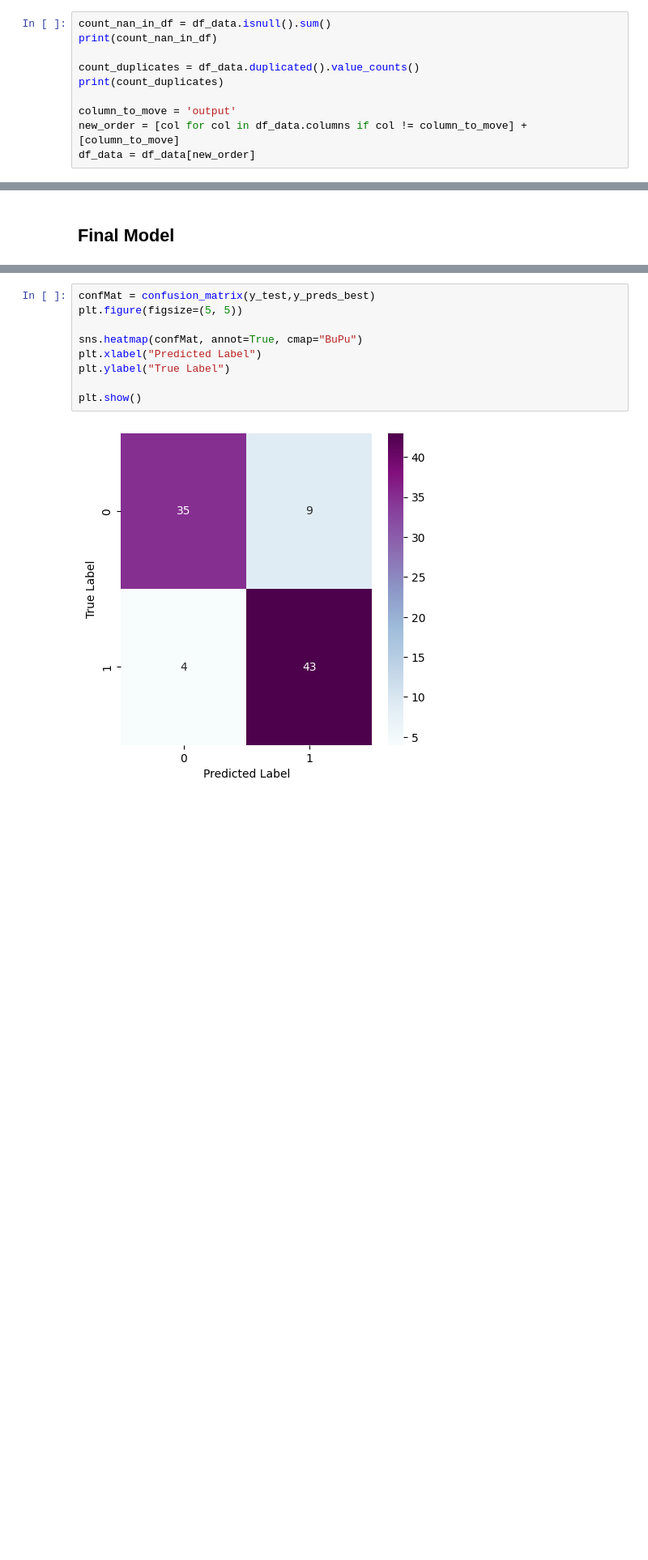
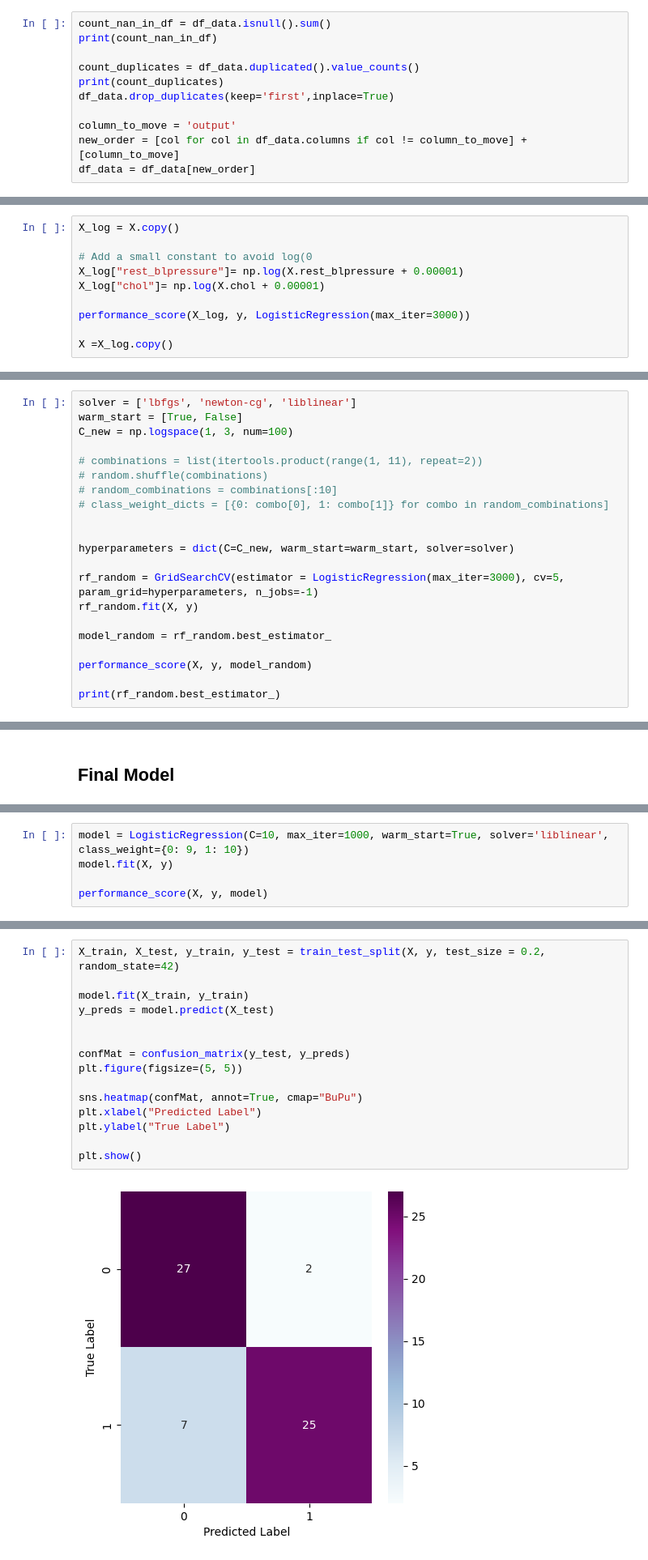
Before and after one commit to anyaachan/Heart-Attack-Prediction, a Jupyter notebook: code/data-cleaning.ipynb, the cells around one changed output, grey strips where cells are left out. Shown at 81% size. Drawn from its saved outputs; the diff is of its cells as text; blank space fills up the shorter version.

```diff
--- a/code/data-cleaning.ipynb
+++ b/code/data-cleaning.ipynb
@@ -51,6 +56,7 @@ print(count_nan_in_df)
 
 count_duplicates = df_data.duplicated().value_counts()
 print(count_duplicates)
+df_data.drop_duplicates(keep='first',inplace=True)
 
 column_to_move = 'output'
 new_order = [col for col in df_data.columns if col != column_to_move] + [column_to_move]
@@ -283,0 +315,10 @@ X_test = pd.DataFrame(X_test_transformed, columns = X_test.columns)
+# %%
+X_log = X.copy()
+
+# Add a small constant to avoid log(0
+X_log["rest_blpressure"]= np.log(X.rest_blpressure + 0.00001)
+X_log["chol"]= np.log(X.chol + 0.00001)
+
+performance_score(X_log, y, LogisticRegression(max_iter=3000))
+
+X =X_log.copy()
@@ -314,0 +334,21 @@ LogisticRegression(max_iter=1000, warm_start=True)
+# %%
+solver = ['lbfgs', 'newton-cg', 'liblinear']
+warm_start = [True, False]
+C_new = np.logspace(1, 3, num=100)
+
+# combinations = list(itertools.product(range(1, 11), repeat=2))
+# random.shuffle(combinations)
+# random_combinations = combinations[:10]
+# class_weight_dicts = [{0: combo[0], 1: combo[1]} for combo in random_combinations]
+
+
+hyperparameters = dict(C=C_new, warm_start=warm_start, solver=solver)
+
+rf_random = GridSearchCV(estimator = LogisticRegression(max_iter=3000), cv=5, param_grid=hyperparameters, n_jobs=-1)
+rf_random.fit(X, y)
+
+model_random = rf_random.best_estimator_
+
+performance_score(X, y, model_random)
+
+print(rf_random.best_estimator_)
@@ -330,0 +363,5 @@ F1 Score : 0.8888888888888888
+# %%
+model = LogisticRegression(C=10, max_iter=1000, warm_start=True, solver='liblinear', class_weight={0: 9, 1: 10})
+model.fit(X, y)
+
+performance_score(X, y, model)
@@ -331,11 +373,17 @@ F1 Score : 0.8888888888888888
 # %%
-confMat = confusion_matrix(y_test,y_preds_best)
+X_train, X_test, y_train, y_test = train_test_split(X, y, test_size = 0.2, random_state=42)
+
+model.fit(X_train, y_train)
+y_preds = model.predict(X_test)
+
+
+confMat = confusion_matrix(y_test, y_preds)
 plt.figure(figsize=(5, 5))
 
 sns.heatmap(confMat, annot=True, cmap="BuPu")
 plt.xlabel("Predicted Label")
 plt.ylabel("True Label")
 
 plt.show()
 # %% [output]
-[figure, old version]
+[figure, new version]
```
Also changed, not shown: parts of 39 cells of this notebook.
